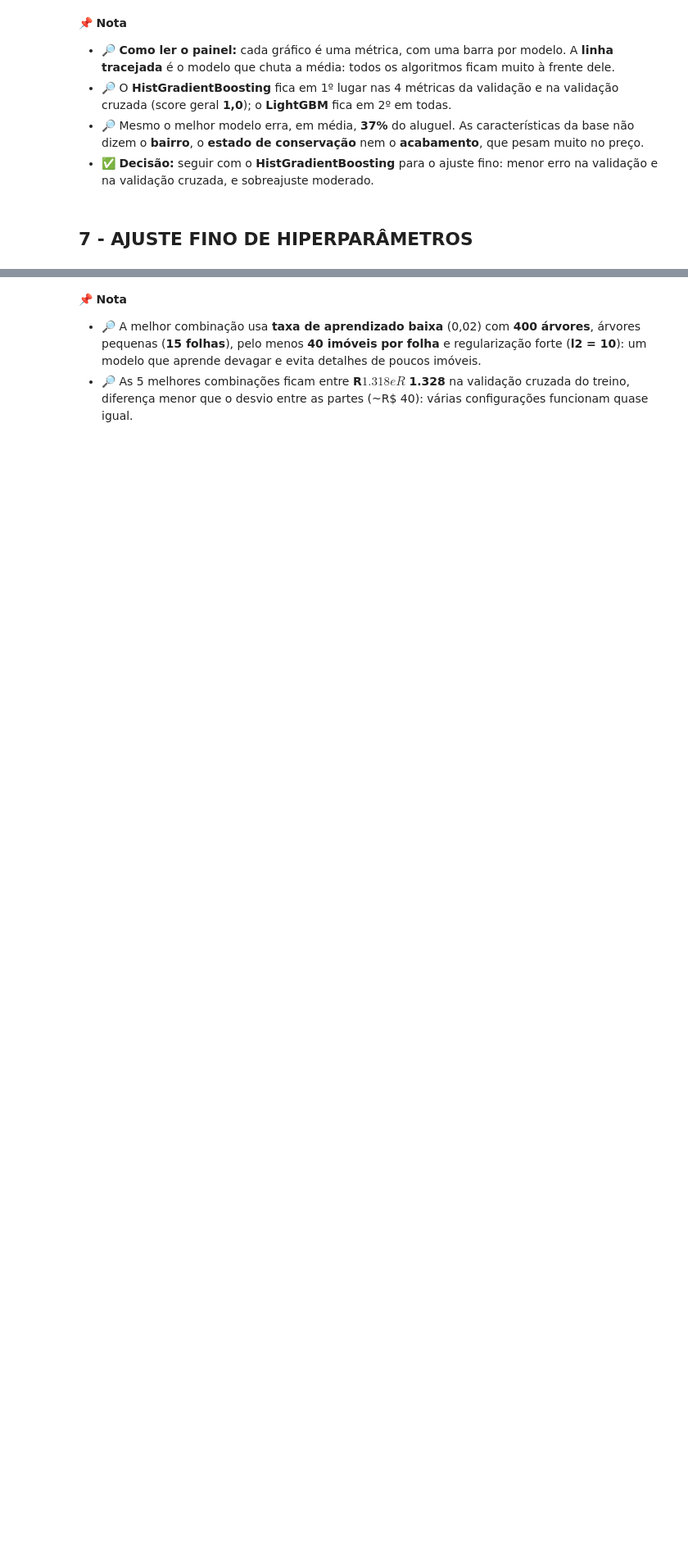
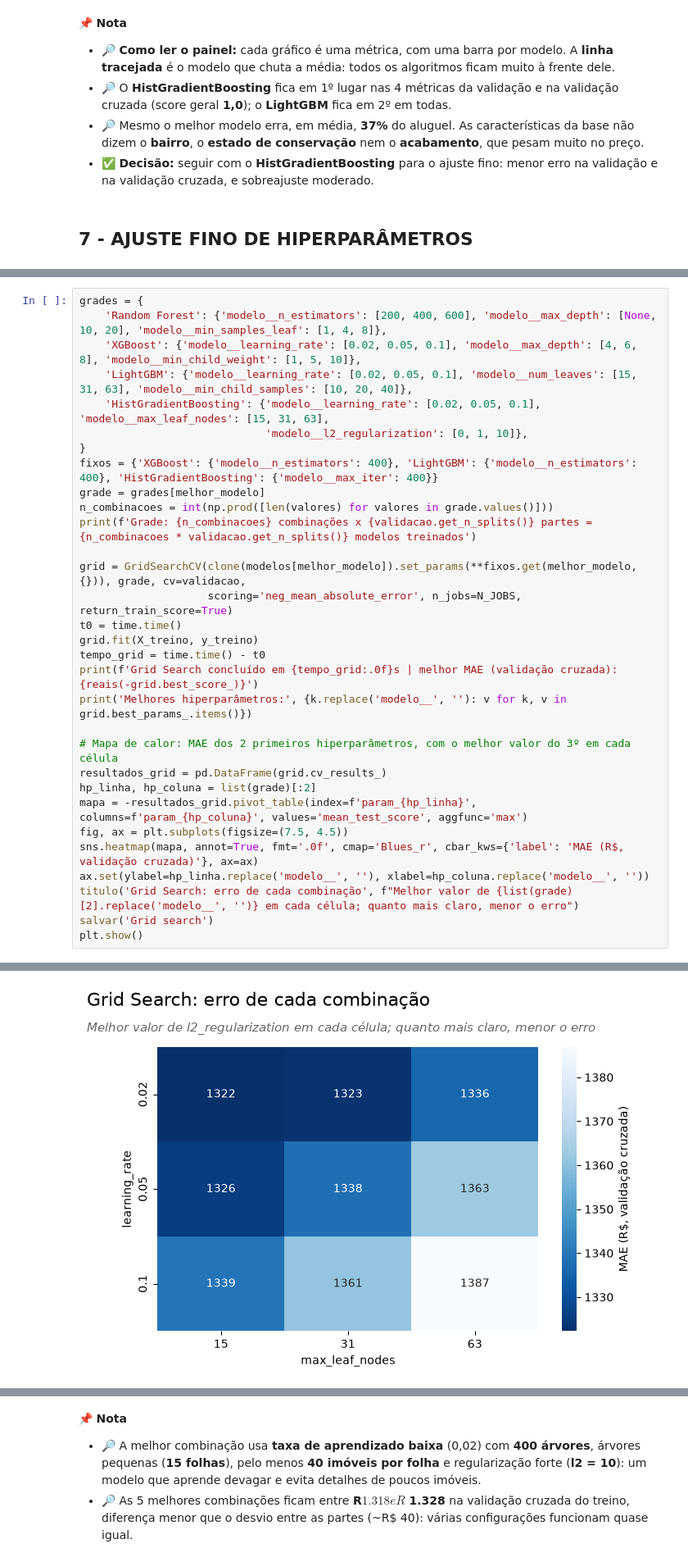
Before and after one commit to RafaelSilva89/Prevendo_os_precos_das_casas_com_Machine_Learning, a Jupyter notebook: Notebooks/Prevendo os preços das casas com Machine Learning - v2.ipynb, the cells around one changed output, grey strips where cells are left out. Shown at 82% size. Cells and saved outputs as stored; diff of their text form; blank space fills up the shorter version.

```diff
--- a/Notebooks/Prevendo os preços das casas com Machine Learning - v2.ipynb
+++ b/Notebooks/Prevendo os preços das casas com Machine Learning - v2.ipynb
@@ -1407,0 +1440,32 @@ Melhor na validação cruzada (decide o ajuste fino): HistGradientBoosting
+# %%
+grades = {
+    'Random Forest': {'modelo__n_estimators': [200, 400, 600], 'modelo__max_depth': [None, 10, 20], 'modelo__min_samples_leaf': [1, 4, 8]},
+    'XGBoost': {'modelo__learning_rate': [0.02, 0.05, 0.1], 'modelo__max_depth': [4, 6, 8], 'modelo__min_child_weight': [1, 5, 10]},
+    'LightGBM': {'modelo__learning_rate': [0.02, 0.05, 0.1], 'modelo__num_leaves': [15, 31, 63], 'modelo__min_child_samples': [10, 20, 40]},
+    'HistGradientBoosting': {'modelo__learning_rate': [0.02, 0.05, 0.1], 'modelo__max_leaf_nodes': [15, 31, 63],
+                             'modelo__l2_regularization': [0, 1, 10]},
+}
+fixos = {'XGBoost': {'modelo__n_estimators': 400}, 'LightGBM': {'modelo__n_estimators': 400}, 'HistGradientBoosting': {'modelo__max_iter': 400}}
+grade = grades[melhor_modelo]
+n_combinacoes = int(np.prod([len(valores) for valores in grade.values()]))
+print(f'Grade: {n_combinacoes} combinações x {validacao.get_n_splits()} partes = {n_combinacoes * validacao.get_n_splits()} modelos treinados')
+
+grid = GridSearchCV(clone(modelos[melhor_modelo]).set_params(**fixos.get(melhor_modelo, {})), grade, cv=validacao,
+                    scoring='neg_mean_absolute_error', n_jobs=N_JOBS, return_train_score=True)
+t0 = time.time()
+grid.fit(X_treino, y_treino)
+tempo_grid = time.time() - t0
+print(f'Grid Search concluído em {tempo_grid:.0f}s | melhor MAE (validação cruzada): {reais(-grid.best_score_)}')
+print('Melhores hiperparâmetros:', {k.replace('modelo__', ''): v for k, v in grid.best_params_.items()})
+
+# Mapa de calor: MAE dos 2 primeiros hiperparâmetros, com o melhor valor do 3º em cada célula
+resultados_grid = pd.DataFrame(grid.cv_results_)
+hp_linha, hp_coluna = list(grade)[:2]
+mapa = -resultados_grid.pivot_table(index=f'param_{hp_linha}', columns=f'param_{hp_coluna}', values='mean_test_score', aggfunc='max')
+fig, ax = plt.subplots(figsize=(7.5, 4.5))
+sns.heatmap(mapa, annot=True, fmt='.0f', cmap='Blues_r', cbar_kws={'label': 'MAE (R$, validação cruzada)'}, ax=ax)
+ax.set(ylabel=hp_linha.replace('modelo__', ''), xlabel=hp_coluna.replace('modelo__', ''))
+titulo('Grid Search: erro de cada combinação', f"Melhor valor de {list(grade)[2].replace('modelo__', '')} em cada célula; quanto mais claro, menor o erro")
+salvar('Grid search')
+plt.show()
+# %% [output]
@@ -1407,0 +1475 @@ Melhor na validação cruzada (decide o ajuste fino): HistGradientBoosting
+[figure, added]
```
Also changed, not shown: parts of 39 cells of this notebook, 15 other files.
